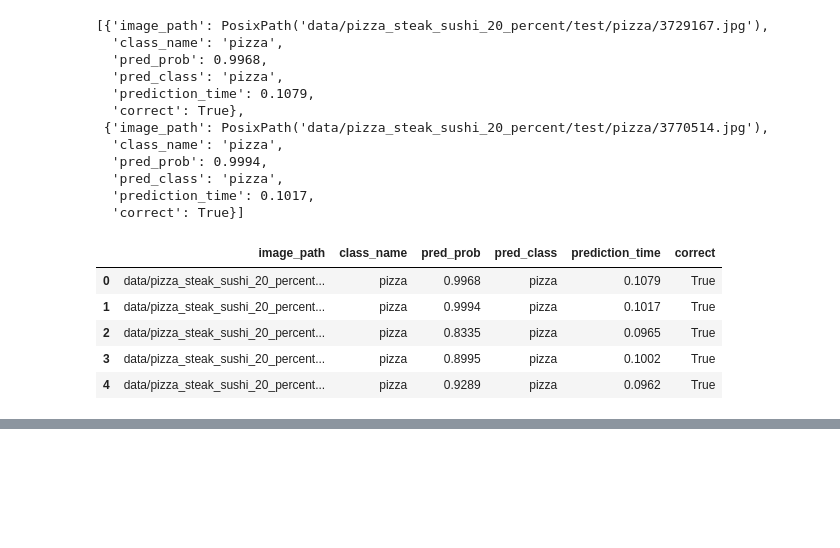
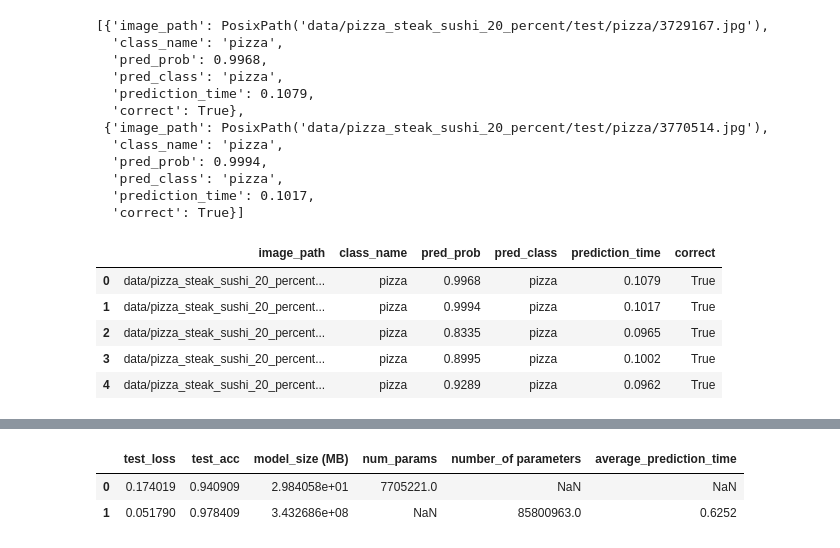
Before and after one commit to prashantiyaramareddy/MyPython-Stuff, a Jupyter notebook: Pytorch/Model_Deployment.ipynb, the cells around one changed output, grey strips where cells are left out. Cells and saved outputs as stored; diff of their text form; code cells hidden in the pictures; blank space fills up the shorter version.

```diff
--- a/Pytorch/Model_Deployment.ipynb
+++ b/Pytorch/Model_Deployment.ipynb
@@ -763,0 +867,6 @@ effnetb2_test_pred_df.head()
+# %%
+pd.DataFrame([effnetb2_stats,vit_stats])
+# %% [output]
+|  | test_loss | test_acc | model_size (MB) | num_params | number_of parameters | average_prediction_time |
+| 0 | 0.174019 | 0.940909 | 2.984058e+01 | 7705221.0 | NaN | NaN |
+| 1 | 0.051790 | 0.978409 | 3.432686e+08 | NaN | 85800963.0 | 0.6252 |
```
Also changed, not shown: parts of 12 cells of this notebook.
